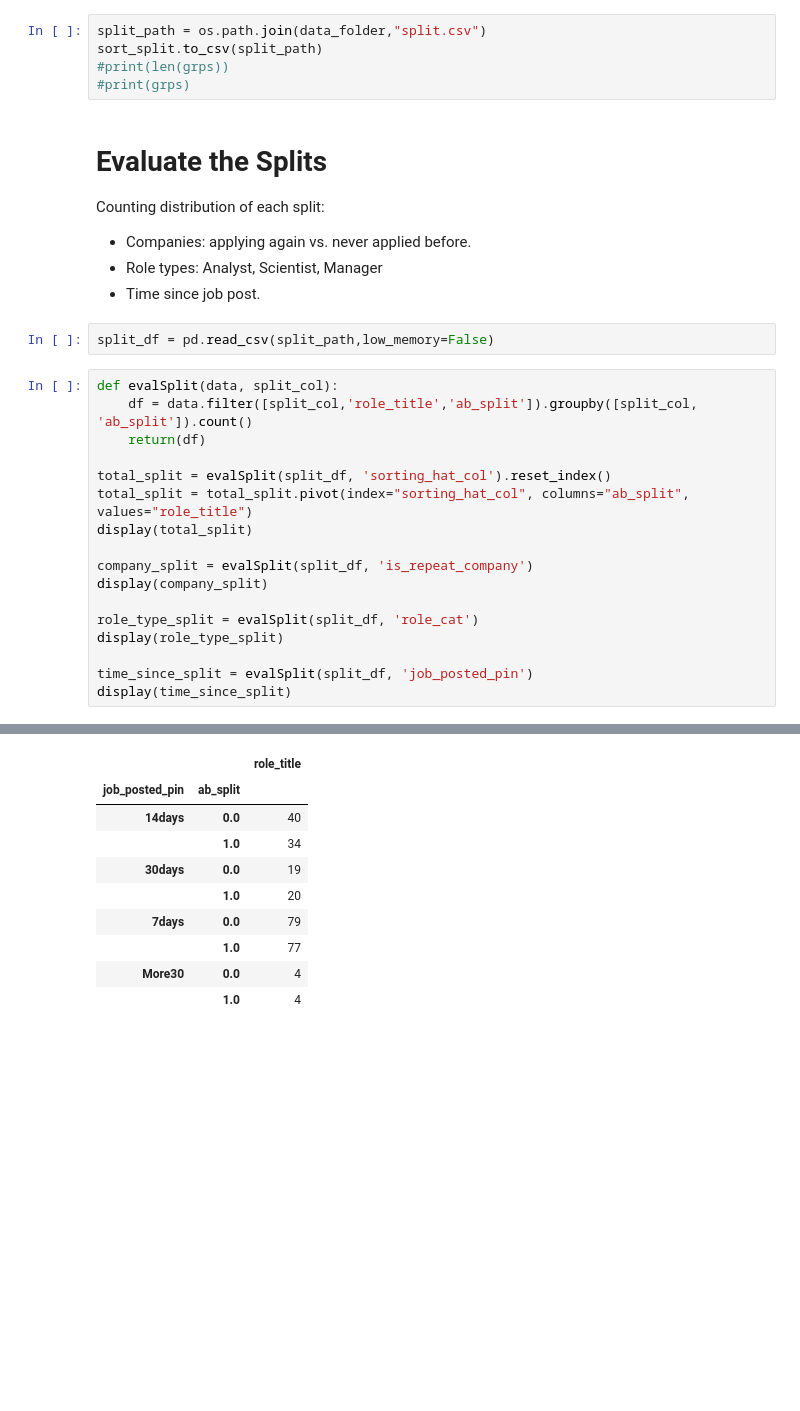
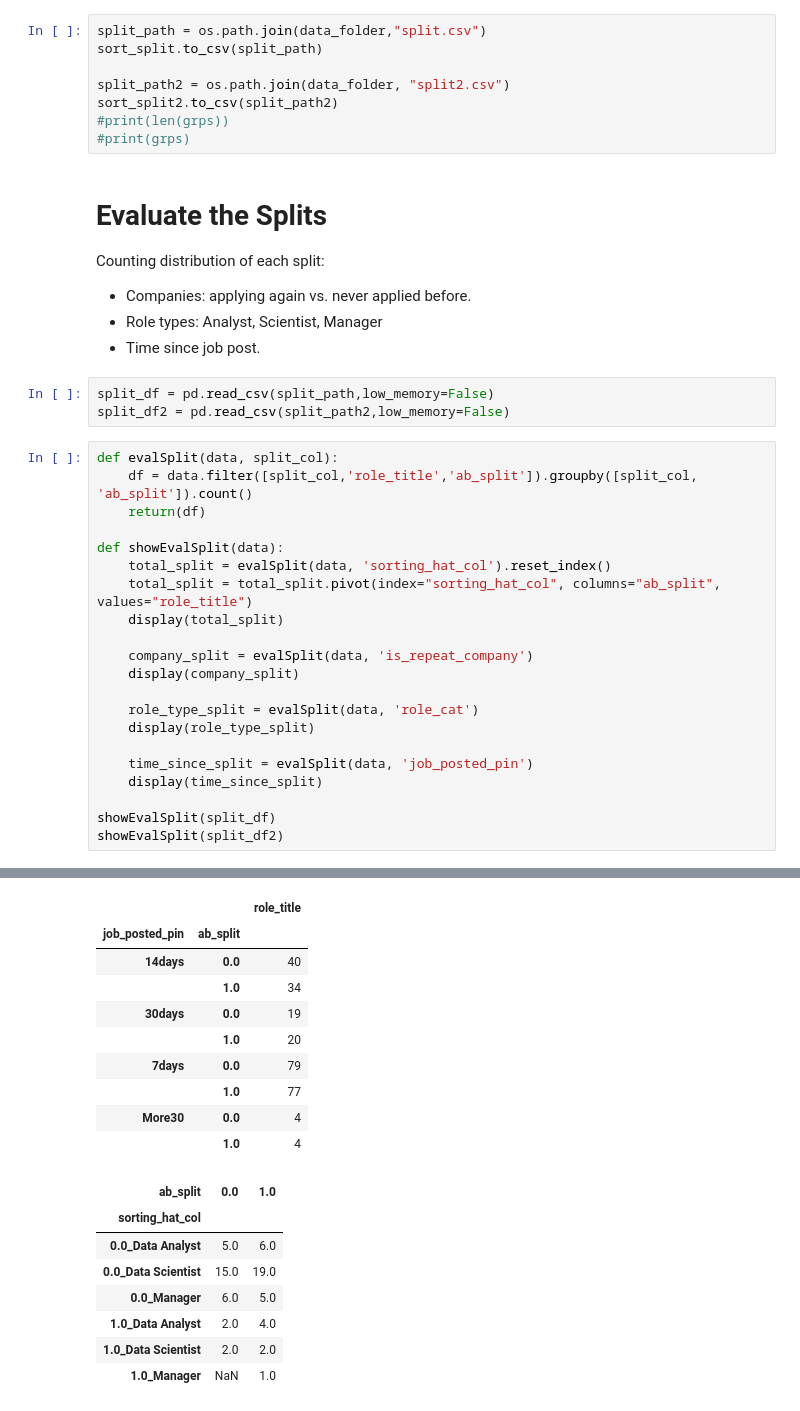
Before and after one commit to jeffreysanglin/resume_experiment, a Jupyter notebook: DataProcessing.ipynb, the cells around one changed output, grey strips where cells are left out. Cells and saved outputs as stored; diff of their text form; blank space fills up the shorter version.

```diff
--- a/DataProcessing.ipynb
+++ b/DataProcessing.ipynb
@@ -204,6 +214,9 @@ display(sort_split)
 # %%
 split_path = os.path.join(data_folder,"split.csv")
 sort_split.to_csv(split_path)
+
+split_path2 = os.path.join(data_folder, "split2.csv")
+sort_split2.to_csv(split_path2)
 #print(len(grps))
 #print(grps)
 # %% [markdown]
@@ -214,53 +227,66 @@ Counting distribution of each split:
 - Time since job post.
 # %%
 split_df = pd.read_csv(split_path,low_memory=False)
+split_df2 = pd.read_csv(split_path2,low_memory=False)
 # %%
 def evalSplit(data, split_col):
     df = data.filter([split_col,'role_title','ab_split']).groupby([split_col, 'ab_split']).count()
     return(df)
 
-total_split = evalSplit(split_df, 'sorting_hat_col').reset_index()
-total_split = total_split.pivot(index="sorting_hat_col", columns="ab_split", values="role_title")
-display(total_split)
+def showEvalSplit(data):
+    total_split = evalSplit(data, 'sorting_hat_col').reset_index()
+    total_split = total_split.pivot(index="sorting_hat_col", columns="ab_split", values="role_title")
+    display(total_split)
 
-company_split = evalSplit(split_df, 'is_repeat_company')
-display(company_split)
+    company_split = evalSplit(data, 'is_repeat_company')
+    display(company_split)
 
-role_type_split = evalSplit(split_df, 'role_cat')
-display(role_type_split)
+    role_type_split = evalSplit(data, 'role_cat')
+    display(role_type_split)
 
-time_since_split = evalSplit(split_df, 'job_posted_pin')
-display(time_since_split)
+    time_since_split = evalSplit(data, 'job_posted_pin')
+    display(time_since_split)
+
+showEvalSplit(split_df)
+showEvalSplit(split_df2)
 # %% [output]
 | ab_split | 0.0 | 1.0 |
 | sorting_hat_col |  |  |
 | 0.0_Data Analyst | 27 | 24 |
 | 0.0_Data Scientist | 46 | 51 |
 | 0.0_Manager | 39 | 41 |
 | 1.0_Data Analyst | 7 | 3 |
 | 1.0_Data Scientist | 15 | 9 |
 | 1.0_Manager | 8 | 7 |
 |  |  | role_title |
 | is_repeat_company | ab_split |  |
 | 0.0 | 0.0 | 112 |
 |  | 1.0 | 116 |
 | 1.0 | 0.0 | 30 |
 |  | 1.0 | 19 |
 |  |  | role_title |
 | role_cat | ab_split |  |
 | Data Analyst | 0.0 | 34 |
 |  | 1.0 | 27 |
 | Data Scientist | 0.0 | 61 |
 |  | 1.0 | 60 |
 | Manager | 0.0 | 47 |
 |  | 1.0 | 48 |
 |  |  | role_title |
 | job_posted_pin | ab_split |  |
 | 14days | 0.0 | 40 |
 |  | 1.0 | 34 |
 | 30days | 0.0 | 19 |
 |  | 1.0 | 20 |
 | 7days | 0.0 | 79 |
 |  | 1.0 | 77 |
 | More30 | 0.0 | 4 |
 |  | 1.0 | 4 |
+| ab_split | 0.0 | 1.0 |
+| sorting_hat_col |  |  |
+| 0.0_Data Analyst | 5.0 | 6.0 |
+| 0.0_Data Scientist | 15.0 | 19.0 |
+| 0.0_Manager | 6.0 | 5.0 |
+| 1.0_Data Analyst | 2.0 | 4.0 |
+| 1.0_Data Scientist | 2.0 | 2.0 |
+| 1.0_Manager | NaN | 1.0 |
```
Also changed, not shown: parts of 5 cells of this notebook.
